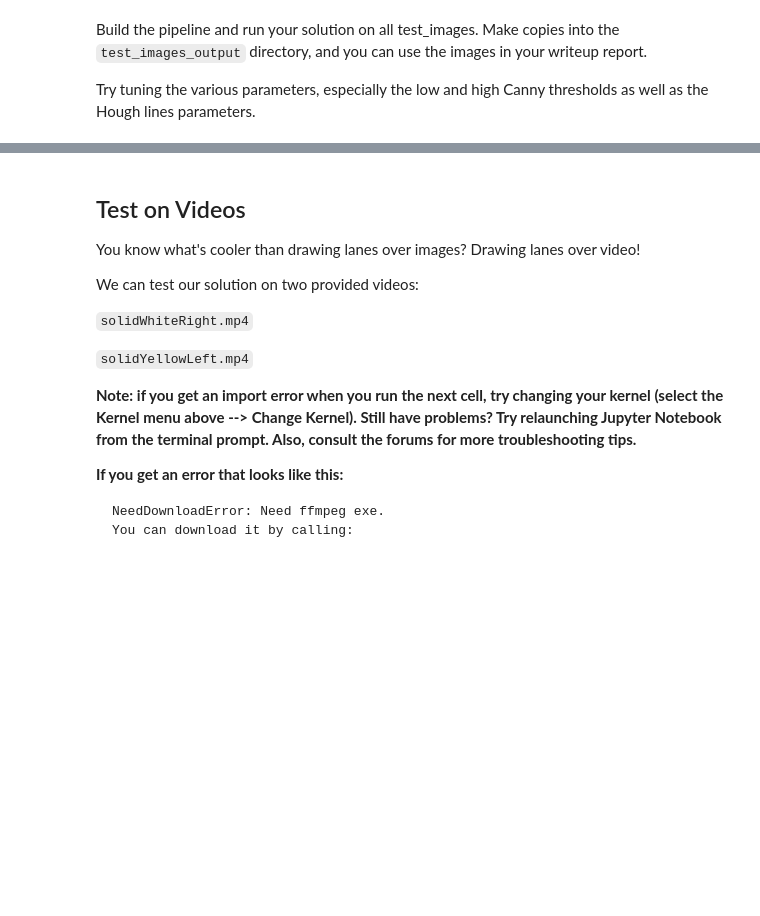
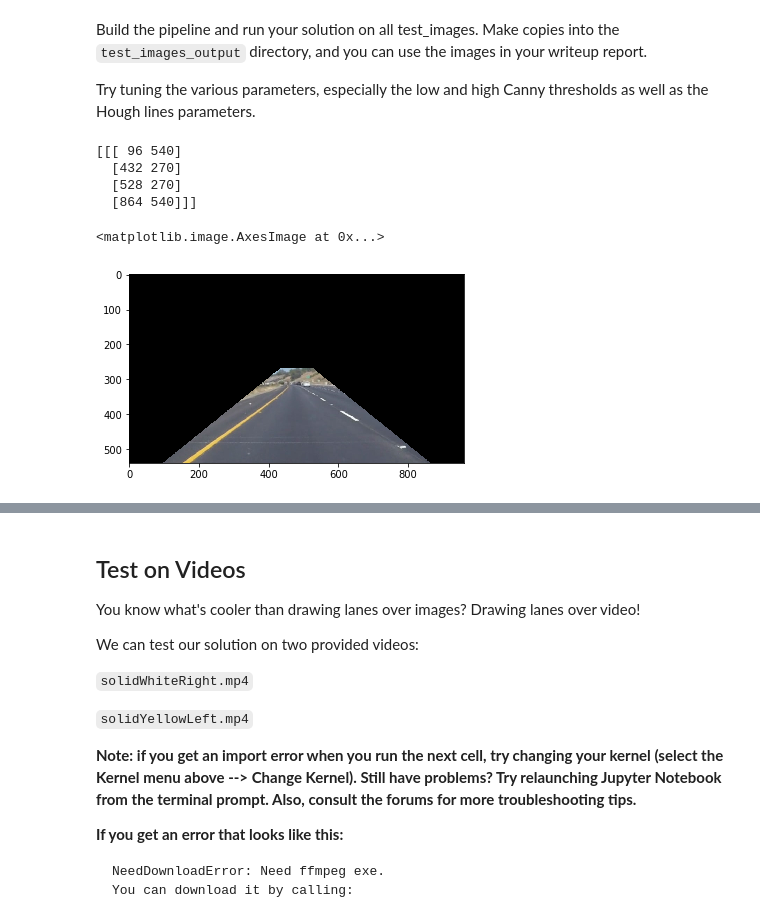
Before and after one commit to CBraeuninger/finding-lane-lines, a Jupyter notebook: P1.ipynb, the cells around one changed output, grey strips where cells are left out. Cells and saved outputs as stored; diff of their text form; code cells hidden in the pictures; blank space fills up the shorter version.

```diff
--- a/P1.ipynb
+++ b/P1.ipynb
@@ -193,6 +267,22 @@ os.listdir("test_images/")
 Build the pipeline and run your solution on all test_images. Make copies into the `test_images_output` directory, and you can use the images in your writeup report.
 
 Try tuning the various parameters, especially the low and high Canny thresholds as well as the Hough lines parameters.
+# %%
+#read image from file
+input_image = mpimg.imread(os.path.join("test_images", "solidYellowCurve.jpg"))
+ysize = input_image.shape[0]
+xsize = input_image.shape[1]
+vertices = np.array([[(int(round(0.1*xsize)), ysize), (int(round(0.45*xsize)), int(round(0.5*ysize))), (int(round(0.55*xsize)), int(round(0.5*ysize))), (int(round(0.9*xsize)), ysize)]], dtype=np.int32)
+print(vertices)
+result_image = region_of_interest(input_image, vertices)
+plt.imshow(result_image)
+# %% [output]
+[[[ 96 540]
+  [432 270]
+  [528 270]
+  [864 540]]]
+<matplotlib.image.AxesImage at 0x...>
+[figure, added]
 # %%
 # TODO: Build your pipeline that will draw lane lines on the test_images
 # then save them to the test_images_output directory.
```
Also changed, not shown: parts of 12 cells of this notebook, 10 other files.
